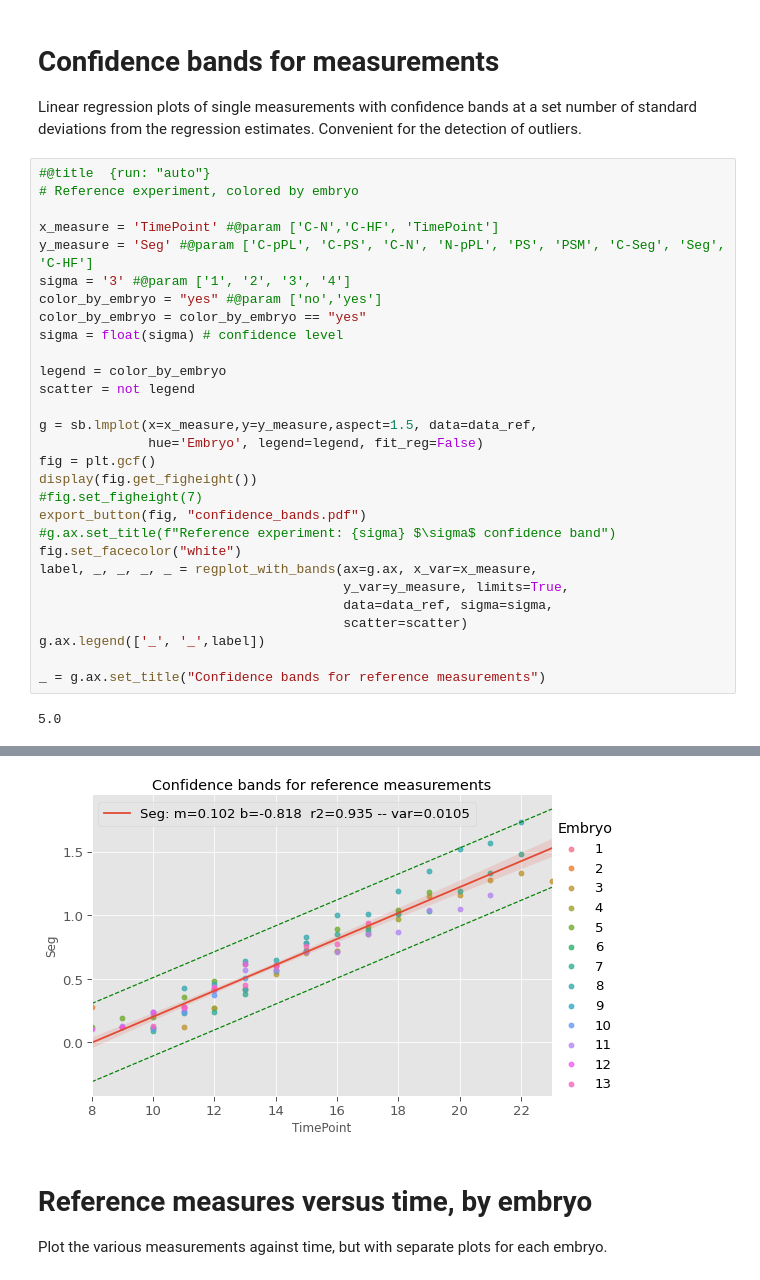
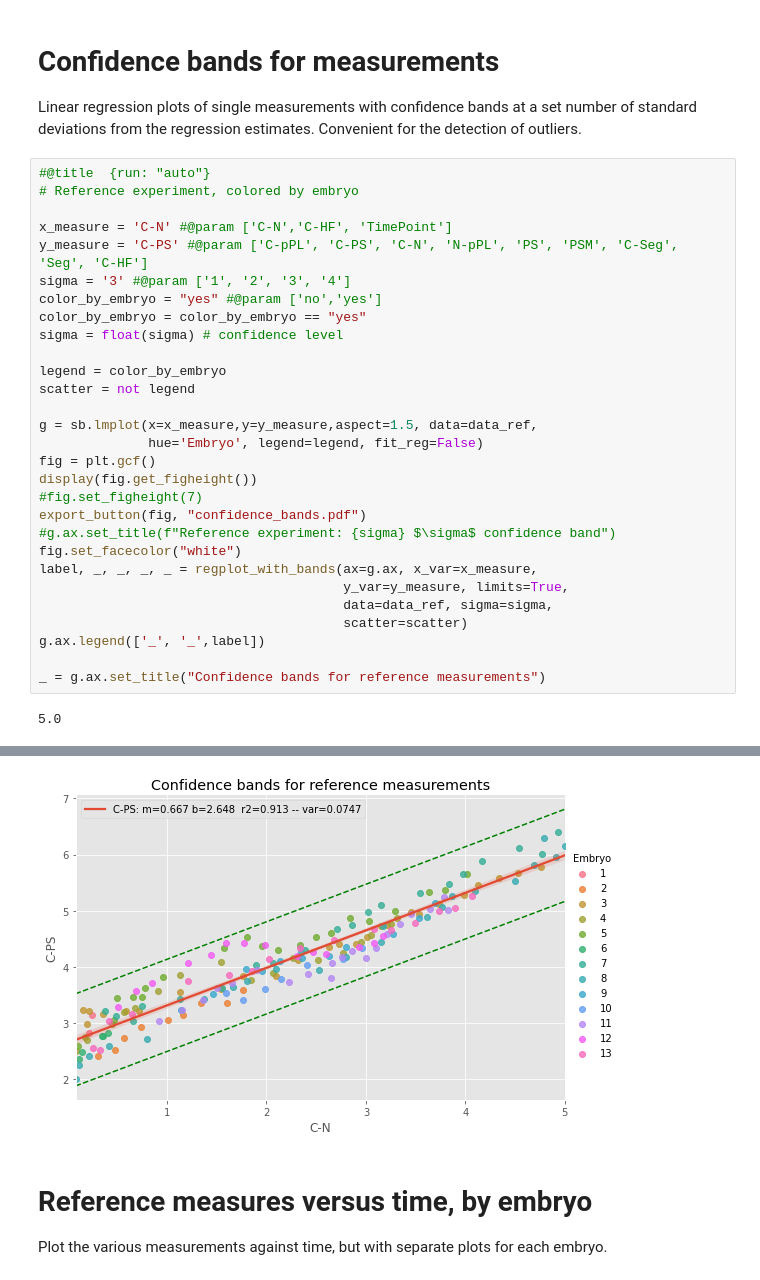
Before and after one commit to pjmartel/ChEEQ_tool, a Jupyter notebook: embryo_tool.ipynb, the cells around one changed output, grey strips where cells are left out. Drawn from its saved outputs; the diff is of its cells as text.

```diff
--- a/embryo_tool.ipynb
+++ b/embryo_tool.ipynb
@@ -333,36 +327,36 @@ Linear regression plots of single measurements with confidence bands at a set nu
 # %%
 #@title  {run: "auto"}
 # Reference experiment, colored by embryo
 
-x_measure = 'TimePoint' #@param ['C-N','C-HF', 'TimePoint']
-y_measure = 'Seg' #@param ['C-pPL', 'C-PS', 'C-N', 'N-pPL', 'PS', 'PSM', 'C-Seg', 'Seg', 'C-HF']
+x_measure = 'C-N' #@param ['C-N','C-HF', 'TimePoint']
+y_measure = 'C-PS' #@param ['C-pPL', 'C-PS', 'C-N', 'N-pPL', 'PS', 'PSM', 'C-Seg', 'Seg', 'C-HF']
 sigma = '3' #@param ['1', '2', '3', '4']
 color_by_embryo = "yes" #@param ['no','yes']
 color_by_embryo = color_by_embryo == "yes"
 sigma = float(sigma) # confidence level
 
 legend = color_by_embryo
 scatter = not legend
 
 g = sb.lmplot(x=x_measure,y=y_measure,aspect=1.5, data=data_ref,
               hue='Embryo', legend=legend, fit_reg=False)
 fig = plt.gcf()
 display(fig.get_figheight())
 #fig.set_figheight(7)
 export_button(fig, "confidence_bands.pdf")
 #g.ax.set_title(f"Reference experiment: {sigma} $\sigma$ confidence band")
 fig.set_facecolor("white")
 label, _, _, _, _ = regplot_with_bands(ax=g.ax, x_var=x_measure,
                                        y_var=y_measure, limits=True,
                                        data=data_ref, sigma=sigma,
                                        scatter=scatter)
 g.ax.legend(['_', '_',label])
 
 _ = g.ax.set_title("Confidence bands for reference measurements")
 # %% [output]
 5.0
 [interactive output not drawn]
-[figure, old version]
+[figure, new version]
 # %% [markdown]
 # Reference measures versus time, by embryo
 Plot the various measurements against time, but with separate plots for each embryo.
```
Also changed, not shown: parts of 3 cells of this notebook.
